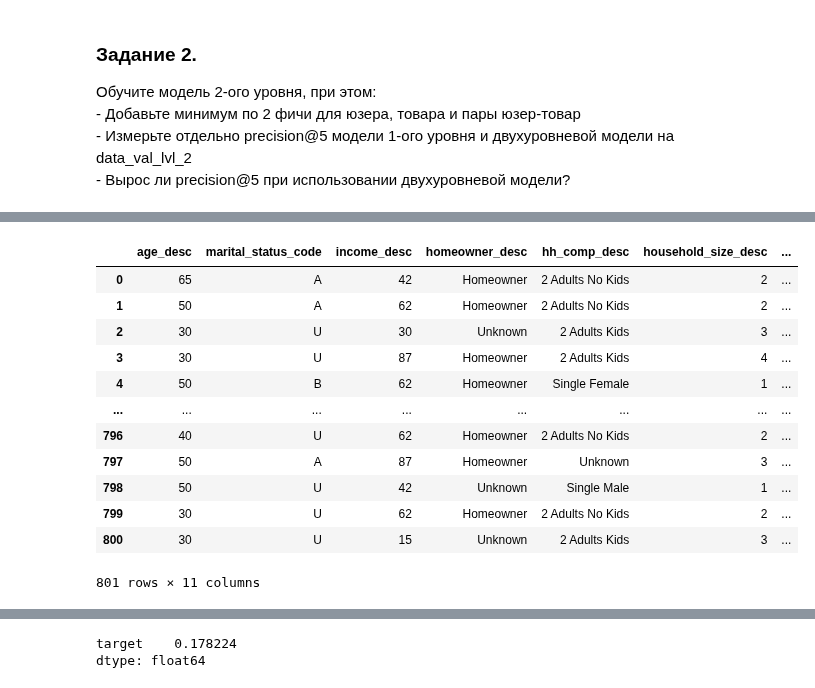
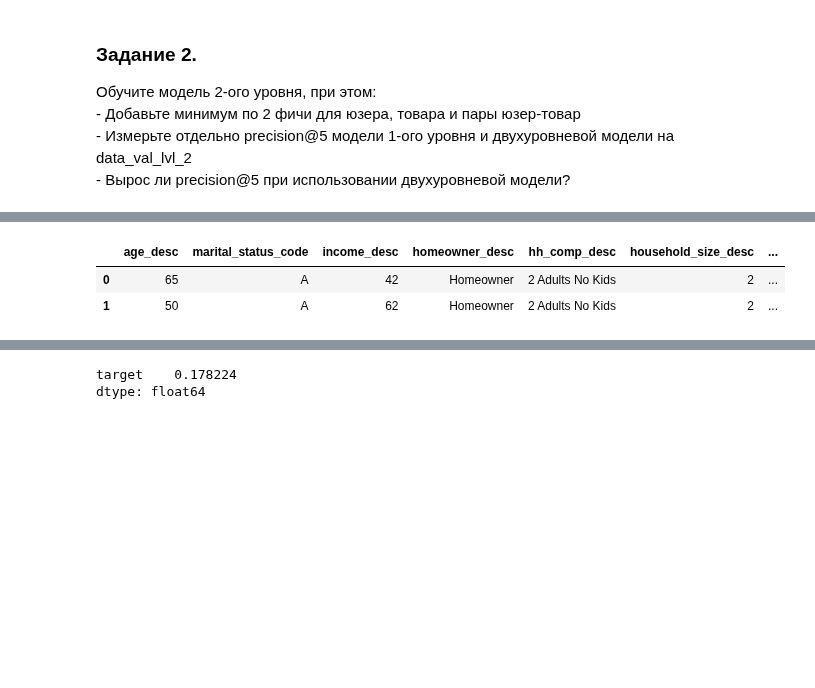
Before and after one commit to evelisko/GB_RegSys, a Jupyter notebook: Lesson_6/HW_RS_Lesson_6.ipynb, the cells around one changed output, grey strips where cells are left out. Drawn from its saved outputs; the diff is of its cells as text; code cells hidden in the pictures; blank space fills up the shorter version.

```diff
--- a/Lesson_6/HW_RS_Lesson_6.ipynb
+++ b/Lesson_6/HW_RS_Lesson_6.ipynb
@@ -339,19 +273,9 @@ def mean_quantity_in_week(user_id):
 # %%
 user_features['mean_quantity_in_week'] = user_features['user_id'].apply(lambda x: mean_quantity_in_week(x))
 # %%
-user_features
+user_features.head(2)
 # %% [output]
 |  | age_desc | marital_status_code | income_desc | homeowner_desc | hh_comp_desc | household_size_desc | ... |
 | 0 | 65 | A | 42 | Homeowner | 2 Adults No Kids | 2 | ... |
 | 1 | 50 | A | 62 | Homeowner | 2 Adults No Kids | 2 | ... |
-| 2 | 30 | U | 30 | Unknown | 2 Adults Kids | 3 | ... |
-| 3 | 30 | U | 87 | Homeowner | 2 Adults Kids | 4 | ... |
-| 4 | 50 | B | 62 | Homeowner | Single Female | 1 | ... |
-| ... | ... | ... | ... | ... | ... | ... | ... |
-| 796 | 40 | U | 62 | Homeowner | 2 Adults No Kids | 2 | ... |
-| 797 | 50 | A | 87 | Homeowner | Unknown | 3 | ... |
-| 798 | 50 | U | 42 | Unknown | Single Male | 1 | ... |
-| 799 | 30 | U | 62 | Homeowner | 2 Adults No Kids | 2 | ... |
-| 800 | 30 | U | 15 | Unknown | 2 Adults Kids | 3 | ... |
-801 rows × 11 columns
 # %%
```
Also changed, not shown: parts of 34 cells of this notebook.
